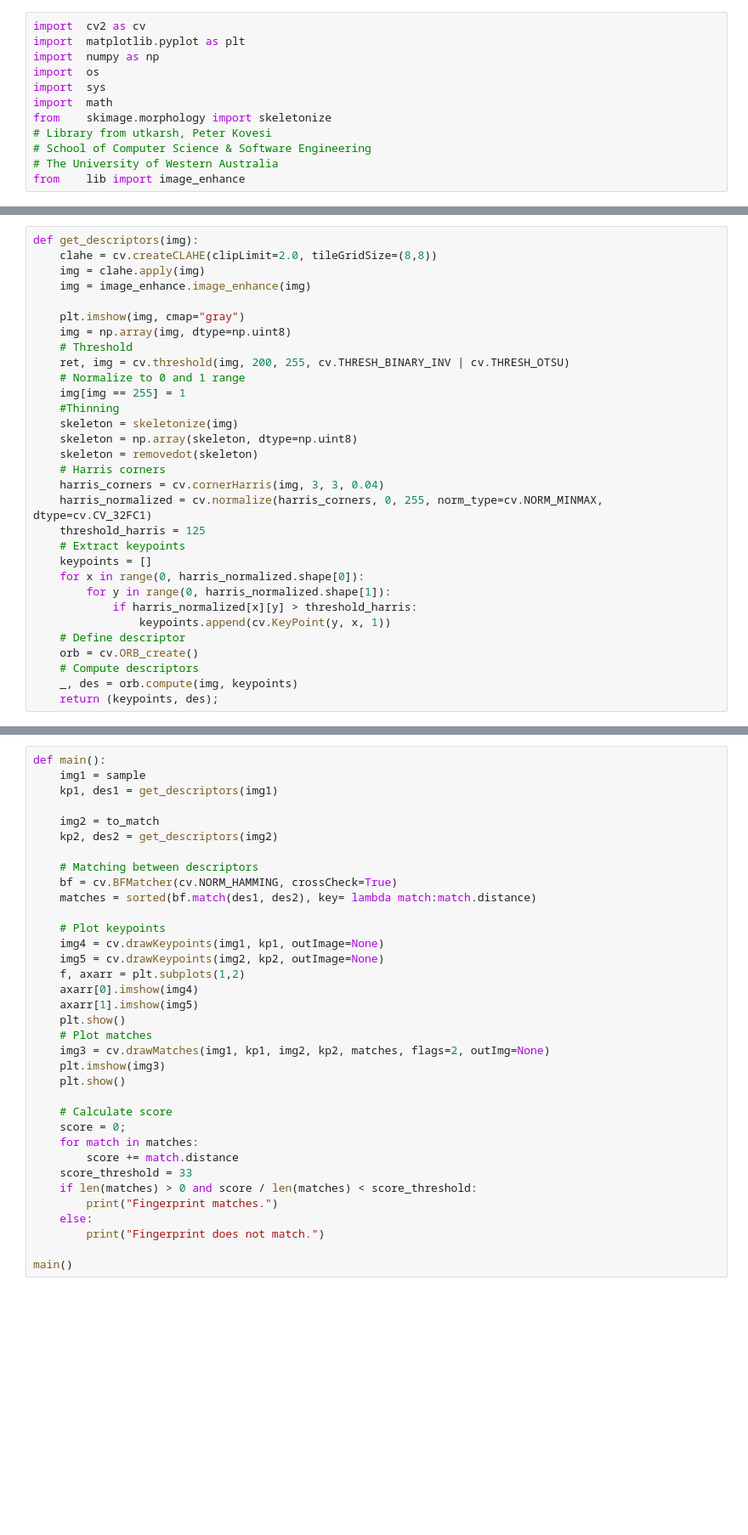
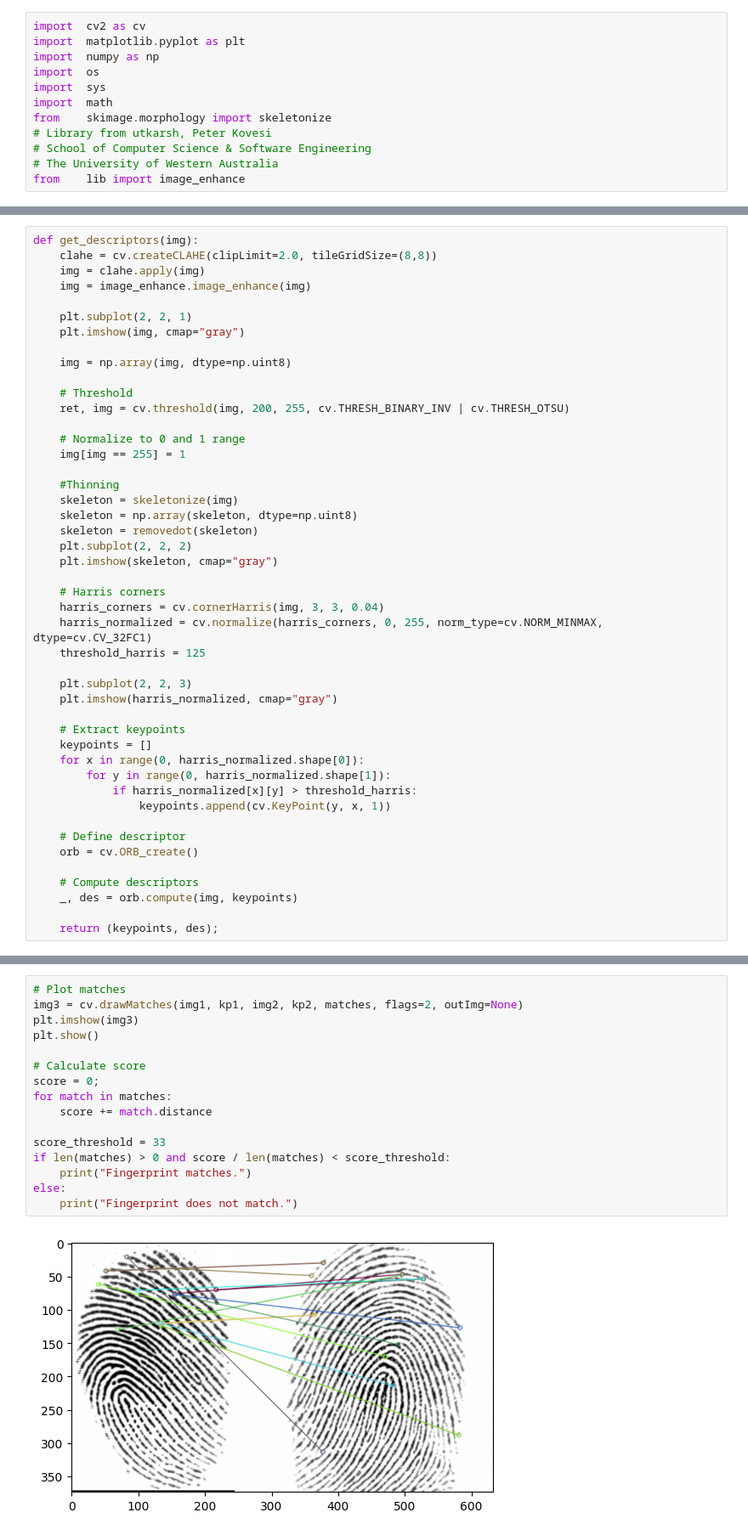
Before and after one commit to TanawatJukmongkol/CVMiniProject, a Jupyter notebook: srcs/test.ipynb, the cells around one changed output, grey strips where cells are left out. Shown: that part at 85% size. Saved outputs shown, nothing was run; the diff lists cells and outputs as text; blank space fills up the shorter version.

```diff
--- a/srcs/test.ipynb
+++ b/srcs/test.ipynb
@@ -51,28 +61,43 @@ def get_descriptors(img):
 	img = clahe.apply(img)
 	img = image_enhance.image_enhance(img)
 
+	plt.subplot(2, 2, 1)
 	plt.imshow(img, cmap="gray")
+
 	img = np.array(img, dtype=np.uint8)
+
 	# Threshold
 	ret, img = cv.threshold(img, 200, 255, cv.THRESH_BINARY_INV | cv.THRESH_OTSU)
+
 	# Normalize to 0 and 1 range
 	img[img == 255] = 1
+
 	#Thinning
 	skeleton = skeletonize(img)
 	skeleton = np.array(skeleton, dtype=np.uint8)
 	skeleton = removedot(skeleton)
+	plt.subplot(2, 2, 2)
+	plt.imshow(skeleton, cmap="gray")
+
 	# Harris corners
 	harris_corners = cv.cornerHarris(img, 3, 3, 0.04)
 	harris_normalized = cv.normalize(harris_corners, 0, 255, norm_type=cv.NORM_MINMAX, dtype=cv.CV_32FC1)
 	threshold_harris = 125
+
+	plt.subplot(2, 2, 3)
+	plt.imshow(harris_normalized, cmap="gray")
+
 	# Extract keypoints
 	keypoints = []
 	for x in range(0, harris_normalized.shape[0]):
 		for y in range(0, harris_normalized.shape[1]):
 			if harris_normalized[x][y] > threshold_harris:
 				keypoints.append(cv.KeyPoint(y, x, 1))
+
 	# Define descriptor
 	orb = cv.ORB_create()
+
 	# Compute descriptors
 	_, des = orb.compute(img, keypoints)
+
 	return (keypoints, des);
@@ -79,36 +126,18 @@ def get_descriptors(img):
 # %%
-def main():
-	img1 = sample
-	kp1, des1 = get_descriptors(img1)
+# Plot matches
+img3 = cv.drawMatches(img1, kp1, img2, kp2, matches, flags=2, outImg=None)
+plt.imshow(img3)
+plt.show()
 
-	img2 = to_match
-	kp2, des2 = get_descriptors(img2)
+# Calculate score
+score = 0;
+for match in matches:
+	score += match.distance
 
-	# Matching between descriptors
-	bf = cv.BFMatcher(cv.NORM_HAMMING, crossCheck=True)
-	matches = sorted(bf.match(des1, des2), key= lambda match:match.distance)
-
-	# Plot keypoints
-	img4 = cv.drawKeypoints(img1, kp1, outImage=None)
-	img5 = cv.drawKeypoints(img2, kp2, outImage=None)
-	f, axarr = plt.subplots(1,2)
-	axarr[0].imshow(img4)
-	axarr[1].imshow(img5)
-	plt.show()
-	# Plot matches
-	img3 = cv.drawMatches(img1, kp1, img2, kp2, matches, flags=2, outImg=None)
-	plt.imshow(img3)
-	plt.show()
-
-	# Calculate score
-	score = 0;
-	for match in matches:
-		score += match.distance
-	score_threshold = 33
-	if len(matches) > 0 and score / len(matches) < score_threshold:
-		print("Fingerprint matches.")
-	else:
-		print("Fingerprint does not match.")
-
-main()
+score_threshold = 33
+if len(matches) > 0 and score / len(matches) < score_threshold:
+	print("Fingerprint matches.")
+else:
+	print("Fingerprint does not match.")
 # %% [output]
+[figure, added]
```
Also changed, not shown: parts of 5 cells of this notebook, 1 other file.
